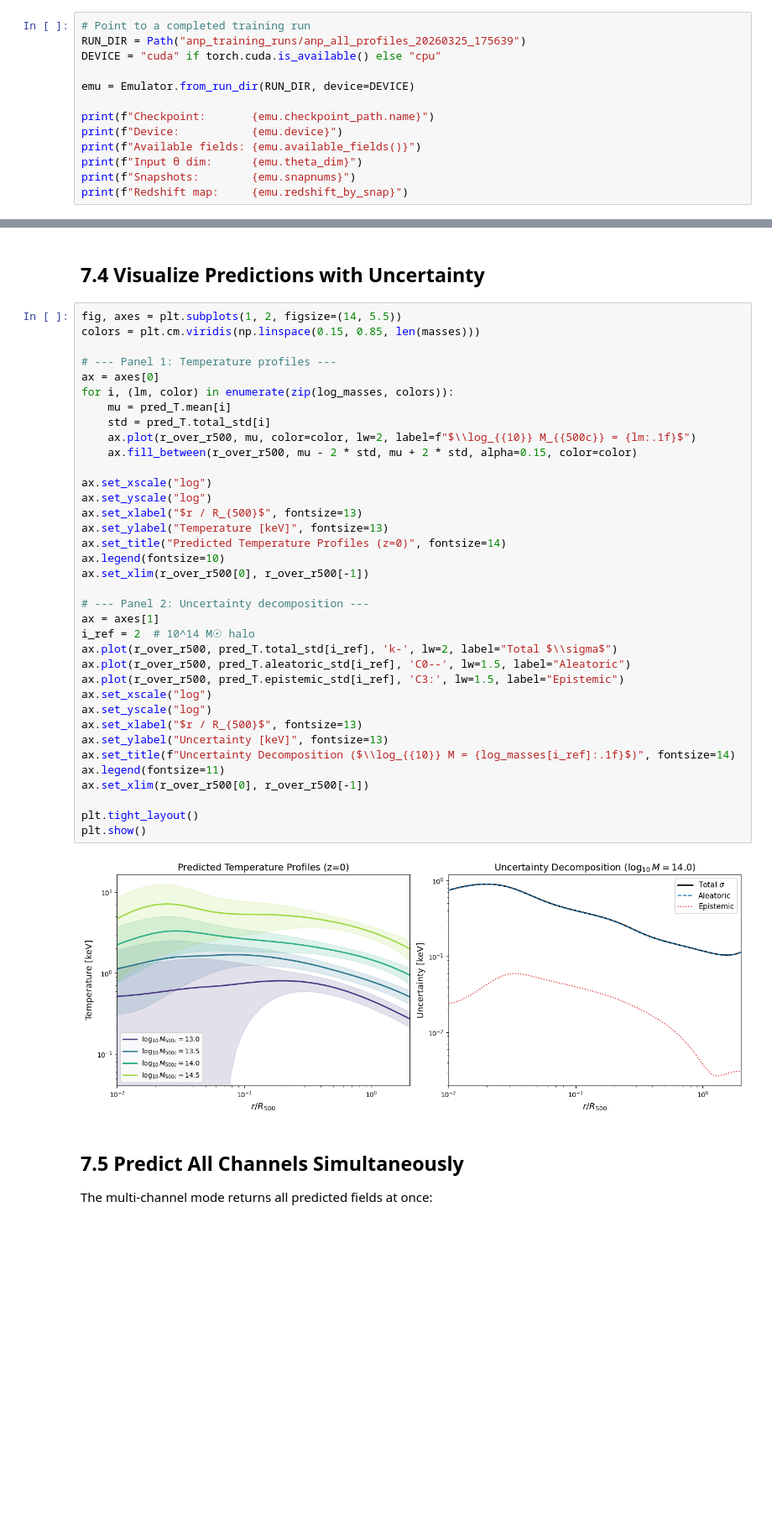
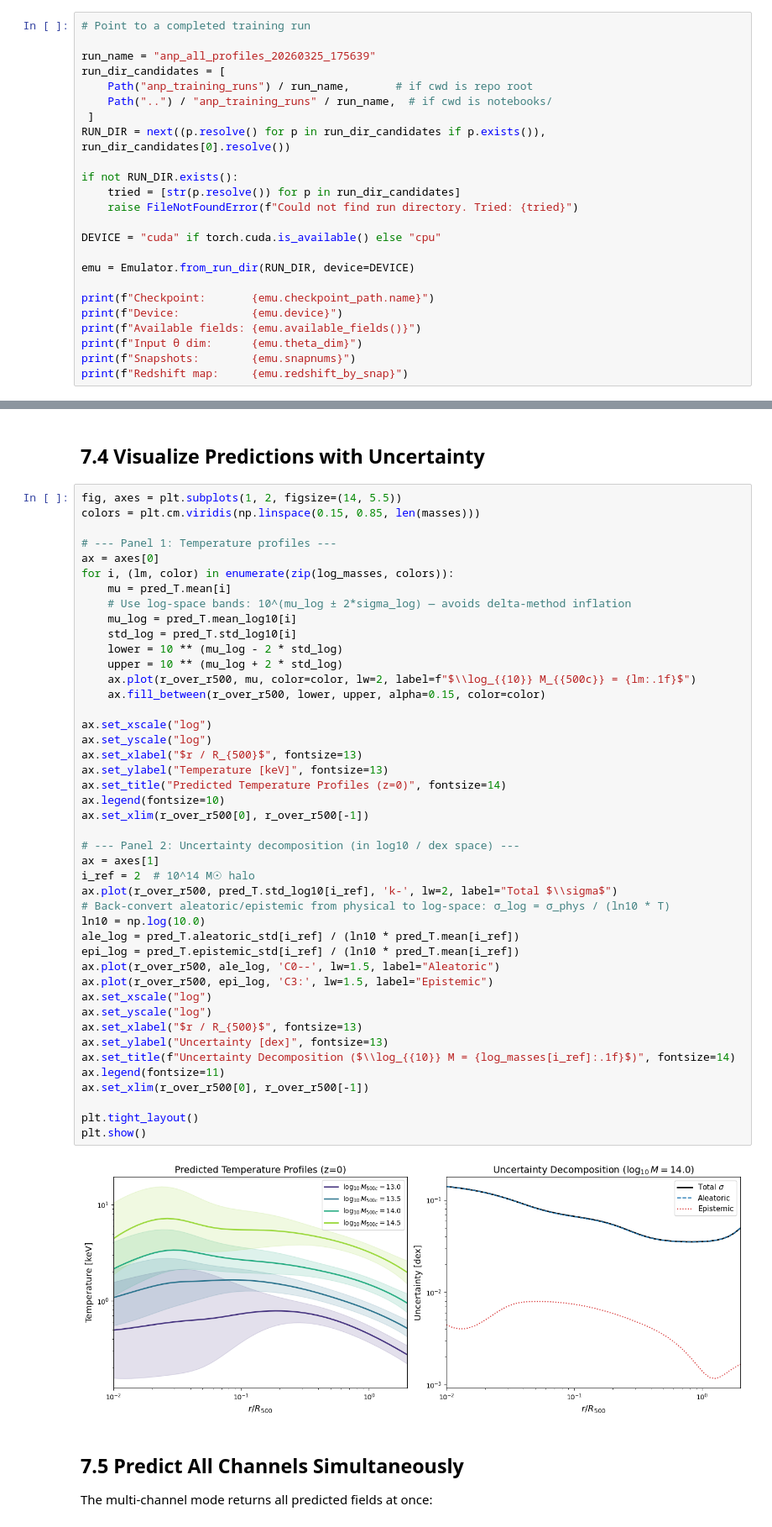
Before and after one commit to Maxelee/cosmoANP, a Jupyter notebook: notebooks/anp_emulator_tutorial.ipynb, the cells around one changed output, grey strips where cells are left out. Shown at 84% size. Cells and saved outputs as stored; diff of their text form; blank space fills up the shorter version.

```diff
--- a/notebooks/anp_emulator_tutorial.ipynb
+++ b/notebooks/anp_emulator_tutorial.ipynb
@@ -368,7 +365,18 @@ CUDA available:  True
 The `Emulator.from_run_dir()` method loads the best checkpoint from a training run directory. It automatically reconstructs the model architecture, loads weights, and configures normalization statistics.
 # %%
 # Point to a completed training run
-RUN_DIR = Path("anp_training_runs/anp_all_profiles_20260325_175639")
+
+run_name = "anp_all_profiles_20260325_175639"
+run_dir_candidates = [
+    Path("anp_training_runs") / run_name,       # if cwd is repo root
+    Path("..") / "anp_training_runs" / run_name,  # if cwd is notebooks/
+ ]
+RUN_DIR = next((p.resolve() for p in run_dir_candidates if p.exists()), run_dir_candidates[0].resolve())
+
+if not RUN_DIR.exists():
+    tried = [str(p.resolve()) for p in run_dir_candidates]
+    raise FileNotFoundError(f"Could not find run directory. Tried: {tried}")
+
 DEVICE = "cuda" if torch.cuda.is_available() else "cpu"
 
 emu = Emulator.from_run_dir(RUN_DIR, device=DEVICE)
@@ -452,41 +460,49 @@ Sample values at r/R500 = 1.0 (bin ~45):
 # %%
 fig, axes = plt.subplots(1, 2, figsize=(14, 5.5))
 colors = plt.cm.viridis(np.linspace(0.15, 0.85, len(masses)))
 
 # --- Panel 1: Temperature profiles ---
 ax = axes[0]
 for i, (lm, color) in enumerate(zip(log_masses, colors)):
     mu = pred_T.mean[i]
-    std = pred_T.total_std[i]
+    # Use log-space bands: 10^(mu_log ± 2*sigma_log) — avoids delta-method inflation
+    mu_log = pred_T.mean_log10[i]
+    std_log = pred_T.std_log10[i]
+    lower = 10 ** (mu_log - 2 * std_log)
+    upper = 10 ** (mu_log + 2 * std_log)
     ax.plot(r_over_r500, mu, color=color, lw=2, label=f"$\\log_{{10}} M_{{500c}} = {lm:.1f}$")
-    ax.fill_between(r_over_r500, mu - 2 * std, mu + 2 * std, alpha=0.15, color=color)
+    ax.fill_between(r_over_r500, lower, upper, alpha=0.15, color=color)
 
 ax.set_xscale("log")
 ax.set_yscale("log")
 ax.set_xlabel("$r / R_{500}$", fontsize=13)
 ax.set_ylabel("Temperature [keV]", fontsize=13)
 ax.set_title("Predicted Temperature Profiles (z=0)", fontsize=14)
 ax.legend(fontsize=10)
 ax.set_xlim(r_over_r500[0], r_over_r500[-1])
 
-# --- Panel 2: Uncertainty decomposition ---
+# --- Panel 2: Uncertainty decomposition (in log10 / dex space) ---
 ax = axes[1]
 i_ref = 2  # 10^14 M☉ halo
-ax.plot(r_over_r500, pred_T.total_std[i_ref], 'k-', lw=2, label="Total $\\sigma$")
-ax.plot(r_over_r500, pred_T.aleatoric_std[i_ref], 'C0--', lw=1.5, label="Aleatoric")
-ax.plot(r_over_r500, pred_T.epistemic_std[i_ref], 'C3:', lw=1.5, label="Epistemic")
+ax.plot(r_over_r500, pred_T.std_log10[i_ref], 'k-', lw=2, label="Total $\\sigma$")
+# Back-convert aleatoric/epistemic from physical to log-space: σ_log = σ_phys / (ln10 * T)
+ln10 = np.log(10.0)
+ale_log = pred_T.aleatoric_std[i_ref] / (ln10 * pred_T.mean[i_ref])
+epi_log = pred_T.epistemic_std[i_ref] / (ln10 * pred_T.mean[i_ref])
+ax.plot(r_over_r500, ale_log, 'C0--', lw=1.5, label="Aleatoric")
+ax.plot(r_over_r500, epi_log, 'C3:', lw=1.5, label="Epistemic")
 ax.set_xscale("log")
 ax.set_yscale("log")
 ax.set_xlabel("$r / R_{500}$", fontsize=13)
-ax.set_ylabel("Uncertainty [keV]", fontsize=13)
+ax.set_ylabel("Uncertainty [dex]", fontsize=13)
 ax.set_title(f"Uncertainty Decomposition ($\\log_{{10}} M = {log_masses[i_ref]:.1f}$)", fontsize=14)
 ax.legend(fontsize=11)
 ax.set_xlim(r_over_r500[0], r_over_r500[-1])
 
 plt.tight_layout()
 plt.show()
 # %% [output]
-[figure, old version]
+[figure, new version]
 # %% [markdown]
 ## 7.5 Predict All Channels Simultaneously
 
```
Also changed, not shown: parts of 33 cells of this notebook, 2 other files.
